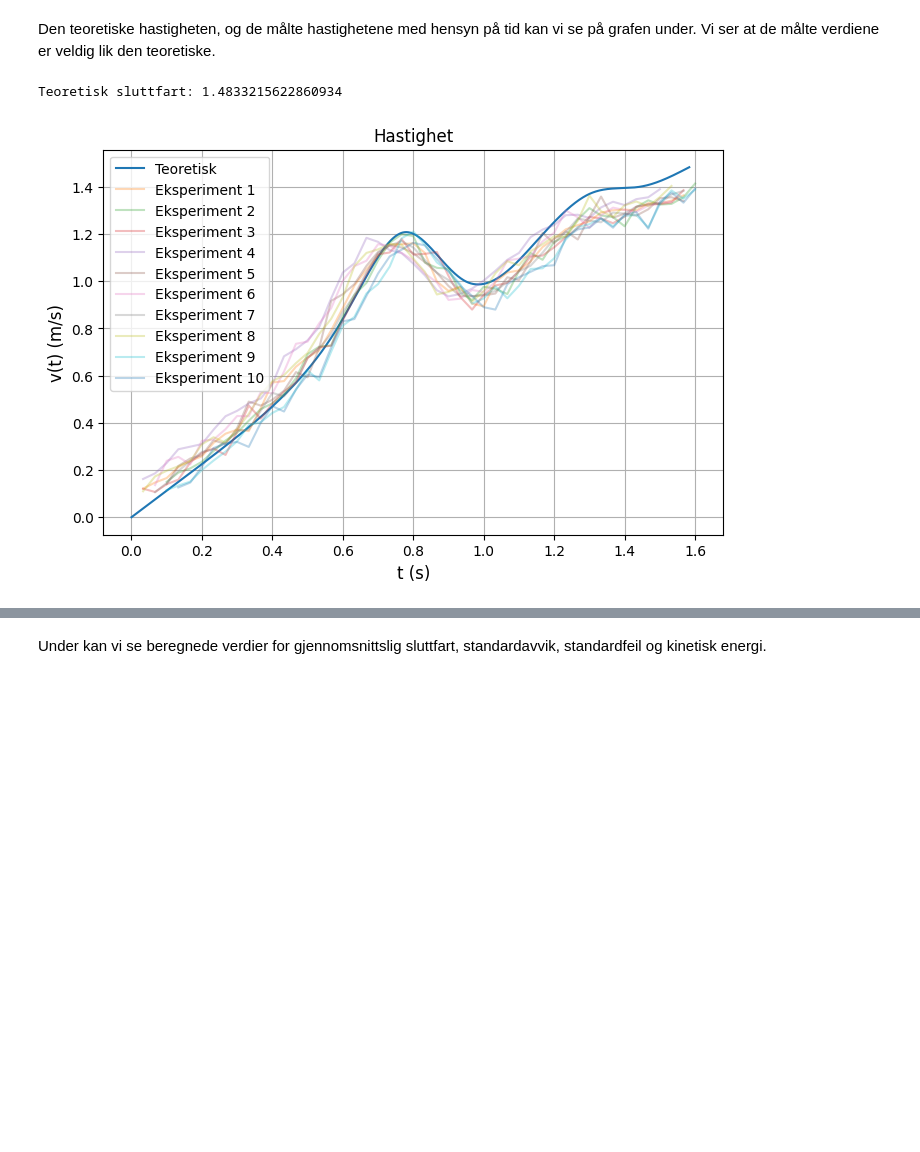
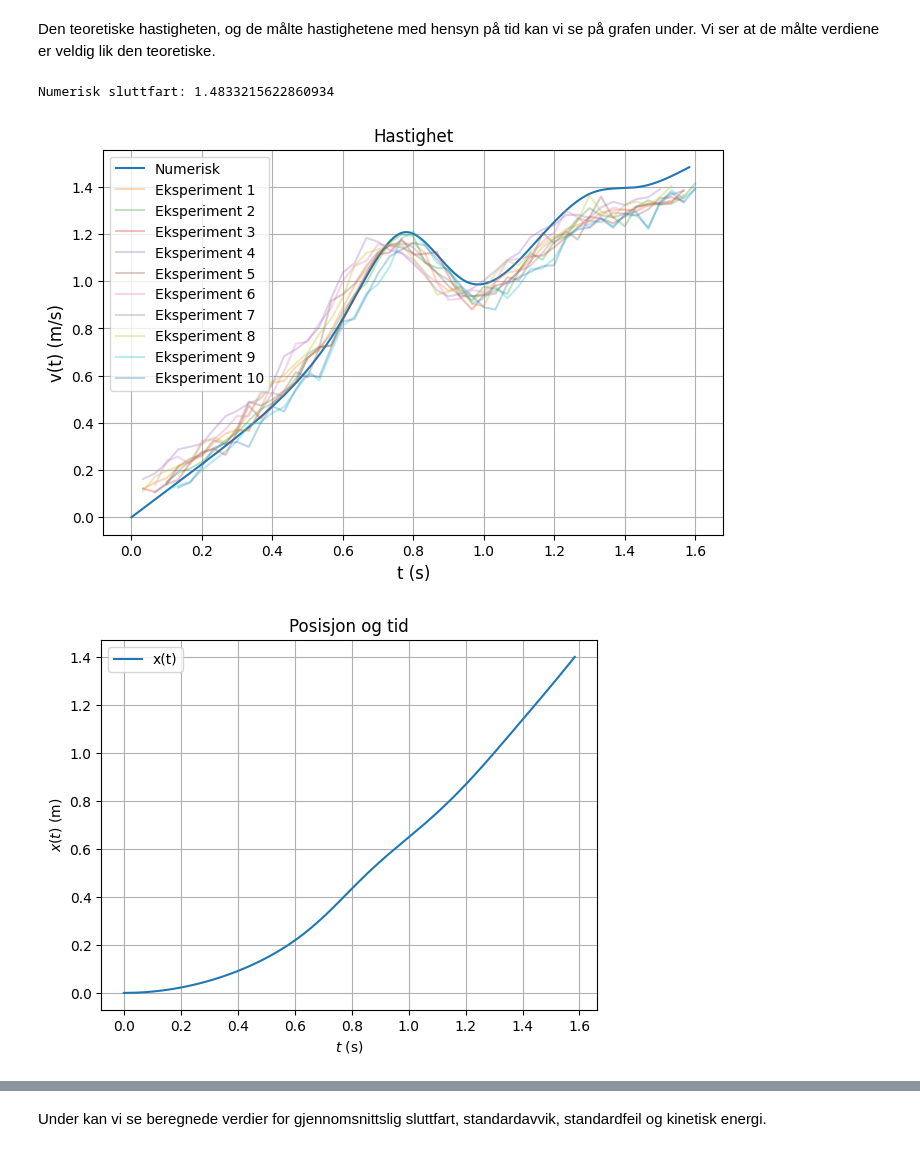
Before and after one commit to FriedSheep/TFY4115, a Jupyter notebook: Rapport/Rapport.ipynb, the cells around one changed output, grey strips where cells are left out. Cells and saved outputs as stored; diff of their text form; code cells hidden in the pictures; blank space fills up the shorter version.

```diff
--- a/Rapport/Rapport.ipynb
+++ b/Rapport/Rapport.ipynb
@@ -131,6 +133,17 @@ radius = 0.011 # m for kulen
 N = 10 #Antall målinger
 
 """#Funksjoner#"""
+#Plot funksjon
+def plot(figName, figTitle, xLabel, yLabel, x_values, y_values, graphLabel=""):
+    figName = plt.figure()
+    plt.plot(x_values, y_values, label= graphLabel)
+    plt.title(figTitle)
+    plt.xlabel(xLabel)
+    plt.ylabel(yLabel)
+    plt.legend()
+    plt.grid()
+    plt.show()
+
 #Henter ut data fra baneverdiene
 def conv(x):
     return x.replace(",", ".").encode()
@@ -146,19 +159,26 @@ def v_x():
     # cs(x) returns y(x)
     return np.sqrt((2*gravity*(y[0]-y)) / (1+c))
 
-def eulersmethod_x():
+def numeric_method():
     # returnerer en tabell med 1401 verdier for y(x)
     t_n = np.zeros(Nx)
 
     for i in range(1, Nx):
         t_n[i] = t_n[i-1] + (2 * dx) / (v_x()[i-1] + v_x()[i])
     return t_n
+
+def v():
+    return np.sqrt((10*gravity*(y[0]-y)) / 7)
+
+def krumning():
+    # returnerer krumningsradiusen til banen i punktet x
+    return d2y / (1 + dy**2)**(3/2)
 # %% [markdown]
 Den teoretiske hastigheten, og de målte hastighetene med hensyn på tid kan vi se på grafen under. Vi ser at de målte verdiene er veldig lik den teoretiske.
 # %%
 plt.figure("Tittel", figsize = (8,5))
-plt.plot(eulersmethod_x(), v_x(), label = "Teoretisk")
-print(f"Teoretisk sluttfart: {v_x()[-1]}")
+plt.plot(numeric_method(), v_x(), label = "Numerisk")
+print(f"Numerisk sluttfart: {v_x()[-1]}")
 
 gj_v = 0
 for i in range(1, N + 1):
@@ -180,5 +200,9 @@ plt.ylabel("v(t) (m/s)", fontsize = 12)
 plt.grid()
 plt.show()
 # %% [output]
-Teoretisk sluttfart: 1.4833215622860934
+Numerisk sluttfart: 1.4833215622860934
 [figure]
+# %%
+plot("Posisjon og tid", "Posisjon og tid", "$t$ (s)", "$x(t)$ (m)", numeric_method(), x, "x(t)")
+# %% [output]
+[figure, added]
```
Also changed, not shown: parts of 6 cells of this notebook.
